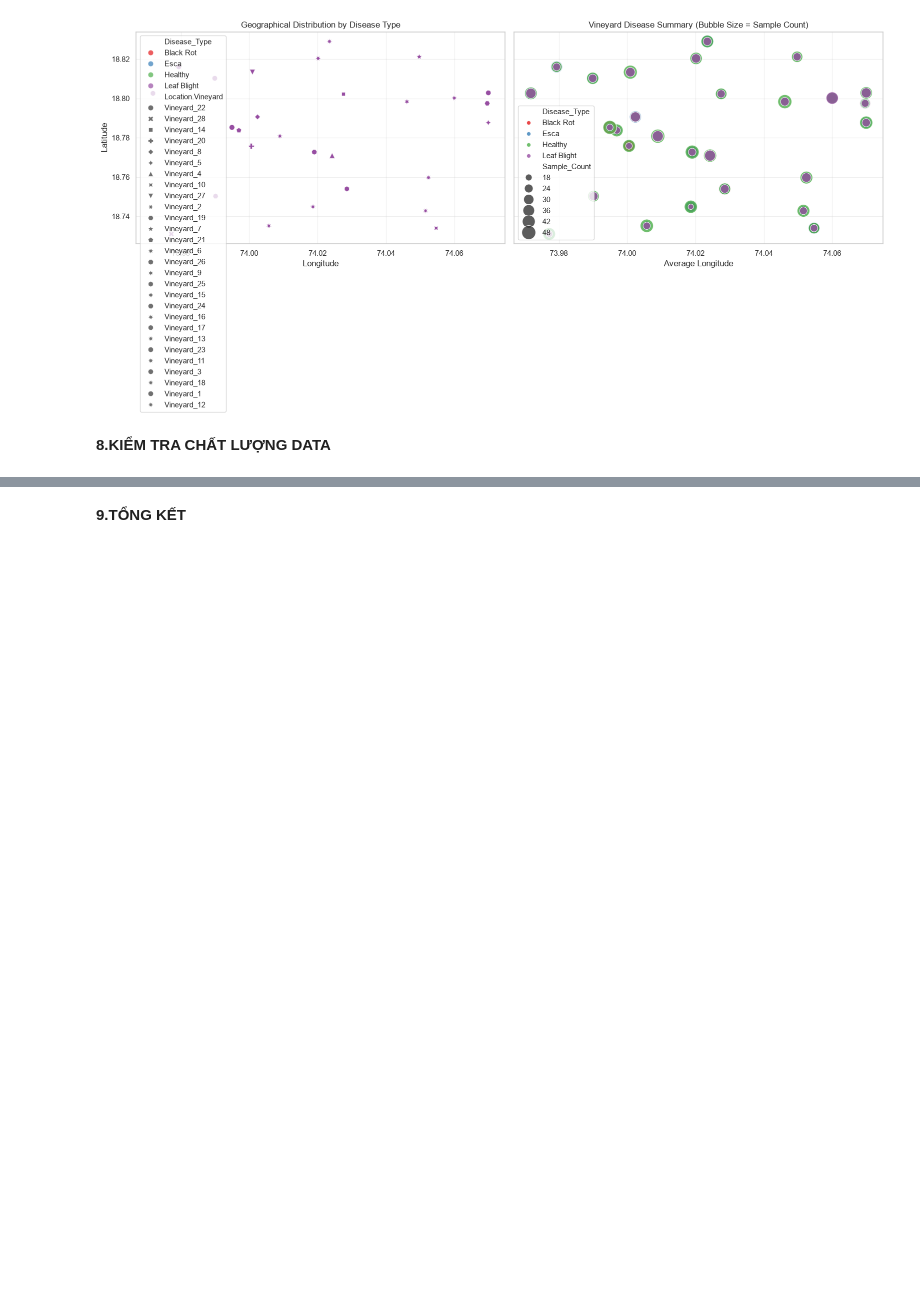
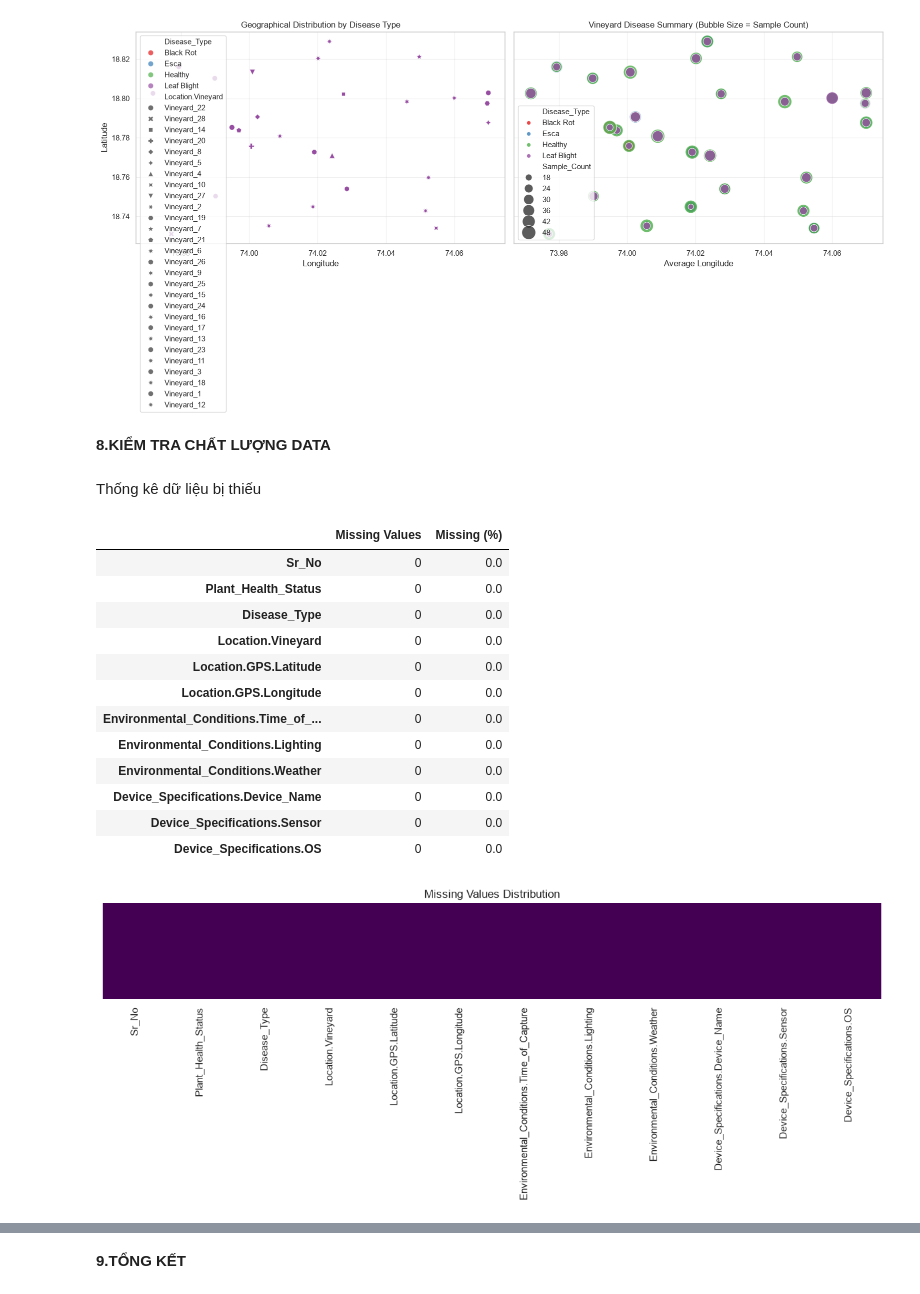
Before and after one commit to KasuraNguyen/Smart-Vineyard, a Jupyter notebook: Notebook/EDA.ipynb, the cells around one changed output, grey strips where cells are left out. Cells and saved outputs as stored; diff of their text form; code cells hidden in the pictures; blank space fills up the shorter version.

```diff
--- a/Notebook/EDA.ipynb
+++ b/Notebook/EDA.ipynb
@@ -611,3 +623,41 @@ Số lượng mẫu có GPS hợp lệ: 3478
 [figure]
 # %% [markdown]
 **8.KIỂM TRA CHẤT LƯỢNG DATA**
+# %% [markdown]
+Thống kê dữ liệu bị thiếu
+# %%
+missing_report = pd.DataFrame({
+    "Missing Values": df_metadata.isnull().sum(),
+    "Missing (%)": (
+        df_metadata.isnull().sum() / len(df_metadata) * 100
+    ).round(2)
+})
+
+display(missing_report)
+
+# Trực quan hóa
+plt.figure(figsize=(12, 5))
+sns.heatmap(
+    df_metadata.isnull(),
+    cbar=False,
+    cmap="viridis",
+    yticklabels=False
+)
+plt.title("Missing Values Distribution")
+plt.tight_layout()
+plt.show()
+# %% [output]
+|  | Missing Values | Missing (%) |
+| Sr_No | 0 | 0.0 |
+| Plant_Health_Status | 0 | 0.0 |
+| Disease_Type | 0 | 0.0 |
+| Location.Vineyard | 0 | 0.0 |
+| Location.GPS.Latitude | 0 | 0.0 |
+| Location.GPS.Longitude | 0 | 0.0 |
+| Environmental_Conditions.Time_of_... | 0 | 0.0 |
+| Environmental_Conditions.Lighting | 0 | 0.0 |
+| Environmental_Conditions.Weather | 0 | 0.0 |
+| Device_Specifications.Device_Name | 0 | 0.0 |
+| Device_Specifications.Sensor | 0 | 0.0 |
+| Device_Specifications.OS | 0 | 0.0 |
+[figure, added]
```
Also changed, not shown: parts of 13 cells of this notebook.
